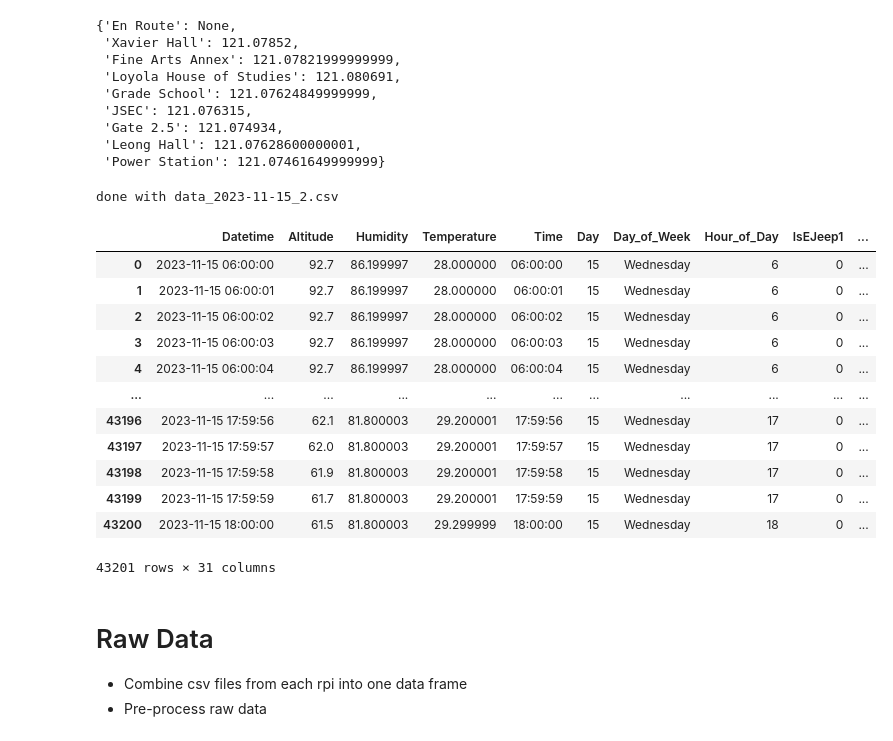
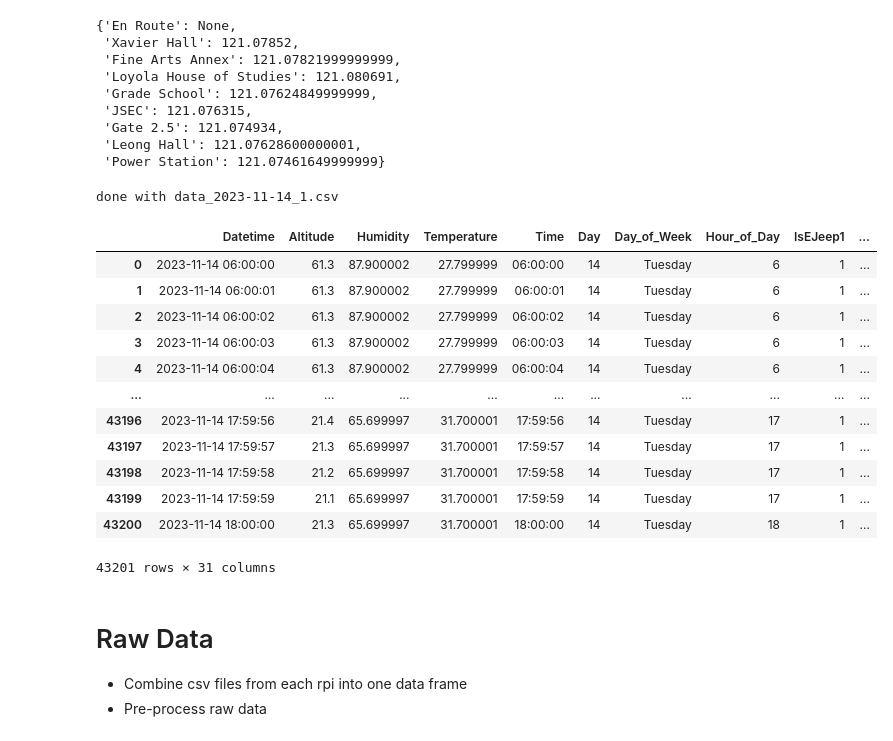
Before and after one commit to CSfromCS/VHS-Thesis, a Jupyter notebook: Data Preprocessing/DataProcessor.ipynb, the cells around one changed output. Drawn from its saved outputs; the diff is of its cells as text; code cells hidden in the pictures.

```diff
--- a/Data Preprocessing/DataProcessor.ipynb
+++ b/Data Preprocessing/DataProcessor.ipynb
@@ -436,22 +436,22 @@ def process_file(file_path):
      print("done with " + log_date)
      return df
 # %%
-df = process_file("E-Jeep Data/ejeep2/data_2023-11-15_2.csv")
+df = process_file("E-Jeep Data/ejeep1/data_2023-11-14_1.csv")
 df
 # %% [output]
-done with data_2023-11-15_2.csv
+done with data_2023-11-14_1.csv
 |  | Datetime | Altitude | Humidity | Temperature | Time | Day | Day_of_Week | Hour_of_Day | IsEJeep1 | ... |
-| 0 | 2023-11-15 06:00:00 | 92.7 | 86.199997 | 28.000000 | 06:00:00 | 15 | Wednesday | 6 | 0 | ... |
-| 1 | 2023-11-15 06:00:01 | 92.7 | 86.199997 | 28.000000 | 06:00:01 | 15 | Wednesday | 6 | 0 | ... |
-| 2 | 2023-11-15 06:00:02 | 92.7 | 86.199997 | 28.000000 | 06:00:02 | 15 | Wednesday | 6 | 0 | ... |
-| 3 | 2023-11-15 06:00:03 | 92.7 | 86.199997 | 28.000000 | 06:00:03 | 15 | Wednesday | 6 | 0 | ... |
-| 4 | 2023-11-15 06:00:04 | 92.7 | 86.199997 | 28.000000 | 06:00:04 | 15 | Wednesday | 6 | 0 | ... |
+| 0 | 2023-11-14 06:00:00 | 61.3 | 87.900002 | 27.799999 | 06:00:00 | 14 | Tuesday | 6 | 1 | ... |
+| 1 | 2023-11-14 06:00:01 | 61.3 | 87.900002 | 27.799999 | 06:00:01 | 14 | Tuesday | 6 | 1 | ... |
+| 2 | 2023-11-14 06:00:02 | 61.3 | 87.900002 | 27.799999 | 06:00:02 | 14 | Tuesday | 6 | 1 | ... |
+| 3 | 2023-11-14 06:00:03 | 61.3 | 87.900002 | 27.799999 | 06:00:03 | 14 | Tuesday | 6 | 1 | ... |
+| 4 | 2023-11-14 06:00:04 | 61.3 | 87.900002 | 27.799999 | 06:00:04 | 14 | Tuesday | 6 | 1 | ... |
 | ... | ... | ... | ... | ... | ... | ... | ... | ... | ... | ... |
-| 43196 | 2023-11-15 17:59:56 | 62.1 | 81.800003 | 29.200001 | 17:59:56 | 15 | Wednesday | 17 | 0 | ... |
-| 43197 | 2023-11-15 17:59:57 | 62.0 | 81.800003 | 29.200001 | 17:59:57 | 15 | Wednesday | 17 | 0 | ... |
-| 43198 | 2023-11-15 17:59:58 | 61.9 | 81.800003 | 29.200001 | 17:59:58 | 15 | Wednesday | 17 | 0 | ... |
-| 43199 | 2023-11-15 17:59:59 | 61.7 | 81.800003 | 29.200001 | 17:59:59 | 15 | Wednesday | 17 | 0 | ... |
-| 43200 | 2023-11-15 18:00:00 | 61.5 | 81.800003 | 29.299999 | 18:00:00 | 15 | Wednesday | 18 | 0 | ... |
+| 43196 | 2023-11-14 17:59:56 | 21.4 | 65.699997 | 31.700001 | 17:59:56 | 14 | Tuesday | 17 | 1 | ... |
+| 43197 | 2023-11-14 17:59:57 | 21.3 | 65.699997 | 31.700001 | 17:59:57 | 14 | Tuesday | 17 | 1 | ... |
+| 43198 | 2023-11-14 17:59:58 | 21.2 | 65.699997 | 31.700001 | 17:59:58 | 14 | Tuesday | 17 | 1 | ... |
+| 43199 | 2023-11-14 17:59:59 | 21.1 | 65.699997 | 31.700001 | 17:59:59 | 14 | Tuesday | 17 | 1 | ... |
+| 43200 | 2023-11-14 18:00:00 | 21.3 | 65.699997 | 31.700001 | 18:00:00 | 14 | Tuesday | 18 | 1 | ... |
 43201 rows × 31 columns
 # %%
 df.isna().sum()
```
Also changed, not shown: parts of 33 cells of this notebook, 8 other files.
